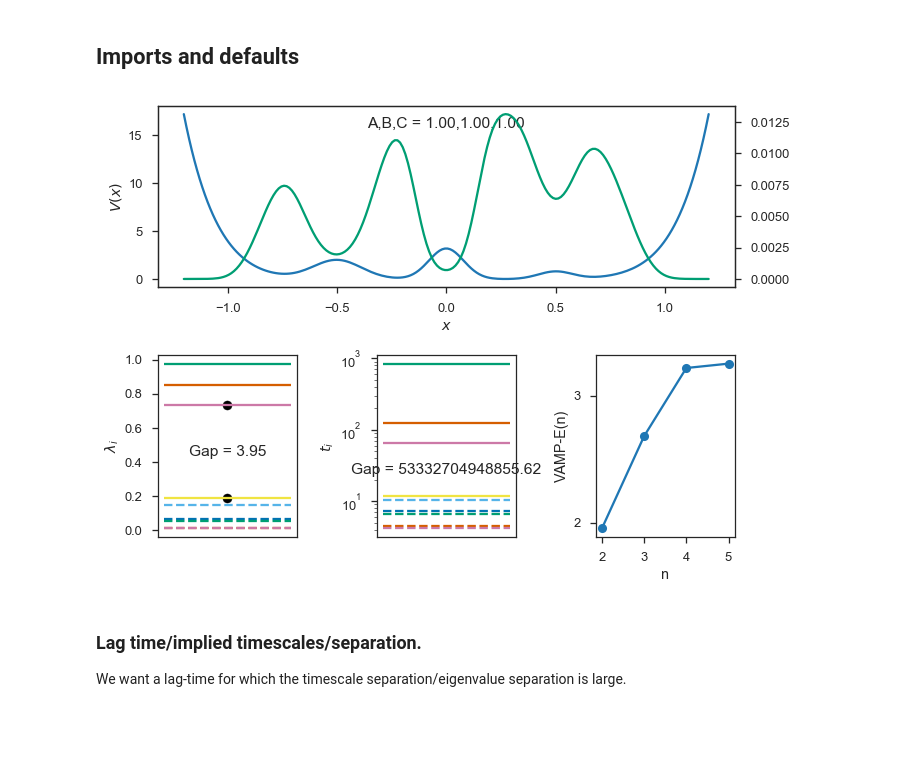
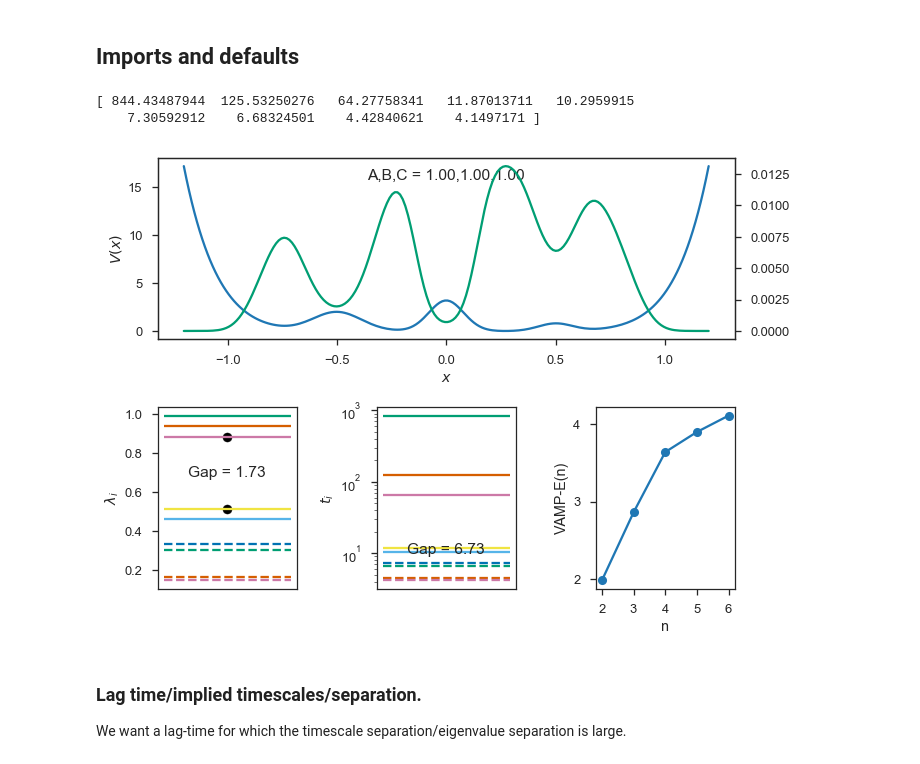
Before and after one commit to RobertArbon/four_well_analysis, a Jupyter notebook: Three-Four-Well-Selection/QuadWell Exact Values-Explorer.ipynb, the cells around one changed output. Saved outputs shown, nothing was run; the diff lists cells and outputs as text; code cells hidden in the pictures; blank space fills up the shorter version.

```diff
--- a/Three-Four-Well-Selection/QuadWell Exact Values-Explorer.ipynb
+++ b/Three-Four-Well-Selection/QuadWell Exact Values-Explorer.ipynb
@@ -95,7 +95,7 @@ def potential(x, A, B, C):
 A = 1
 B = 1
 C = 1
-tau = 20
+tau = 8
 # %%
 # ticker = MultipleLocator(base=1)
 from scipy.stats.mstats import gmean
@@ -113,7 +113,8 @@ C_00 = np.diag(mu)
 C_11 = np.diag(mu)
 C_01 = np.dot(C_00, T)
 
-ts = np.array([-tau/np.log(u[i]) for i in range(kmax)])
+ts = np.array([-tau/np.log(u[i]) for i in range(1,kmax)])
+print(ts)
 resolve_ts = [t for t in ts if t > tau]
 num_resolve_ts = len(resolve_ts)
 
@@ -142,34 +143,36 @@ axes[0].text(x = 0.5, y=0.9,s='A,B,C = {0:4.2f},{1:4.2f},{2:4.2f}'.format(A,B,C)
 axes[0].set_ylabel('$V(x)$')
 axes[0].set_xlabel('$x$')
 
 _ = [axes[1].hlines(xmin=0,xmax=1, y=u[i], color=cols[i]) if i <= num_resolve_ts else
      axes[1].hlines(xmin=0,xmax=1, y=u[i], color=cols[i], linestyle='--') for i in range(1,kmax)]
 _ = [axes[1].scatter(x=0.5, y=u[m], color='k', marker='o') for m in gap_m ]
 axes[1].text(s='Gap = {:4.2f}'.format(np.max(gaps)), x=0.5, y=np.mean(u[gap_m]),
             verticalalignment='center', horizontalalignment='center' )
 axes[1].set_ylabel('$\lambda_i$')
 axes[1].tick_params(axis = 'x', bottom=False, labelbottom=False)
 
 _ = [axes[2].hlines(xmin=0,xmax=1, y=-tau/np.log(u[i]), color=cols[i])  if i <= num_resolve_ts else
      axes[2].hlines(xmin=0,xmax=1, y=-tau/np.log(u[i]), color=cols[i], linestyle='--') for i in range(1,kmax)]
 axes[2].text(s='Gap = {:4.2f}'.format(np.max(ts_gaps)), x=0.5, y=gmean(ts[gap_m]),
              verticalalignment='center', horizontalalignment='center' )
 axes[2].tick_params(axis = 'x', bottom=False, labelbottom=False)
 axes[2].set_yscale('log')
 axes[2].set_ylabel('$t_i$')
 
 
 axes[3].plot(score_ks, scores, marker='o')
 axes[3].xaxis.set_major_locator(MultipleLocator(base=1))
 # axes[3].set_ylim(1,5)
 axes[3].yaxis.set_major_locator(MultipleLocator(base=1))
 axes[3].set_ylabel('VAMP-E(n)')
 axes[3].set_xlabel('n')
 
 plt.gcf().set_size_inches(10,10)
 plt.tight_layout()
 # %% [output]
+[ 844.43487944  125.53250276   64.27758341   11.87013711   10.2959915
+    7.30592912    6.68324501    4.42840621    4.1497171 ]
-[figure, old version]
+[figure, new version]
 # %% [markdown]
 ### Lag time/implied timescales/separation.
 
```
Also changed, not shown: 1 other file.
